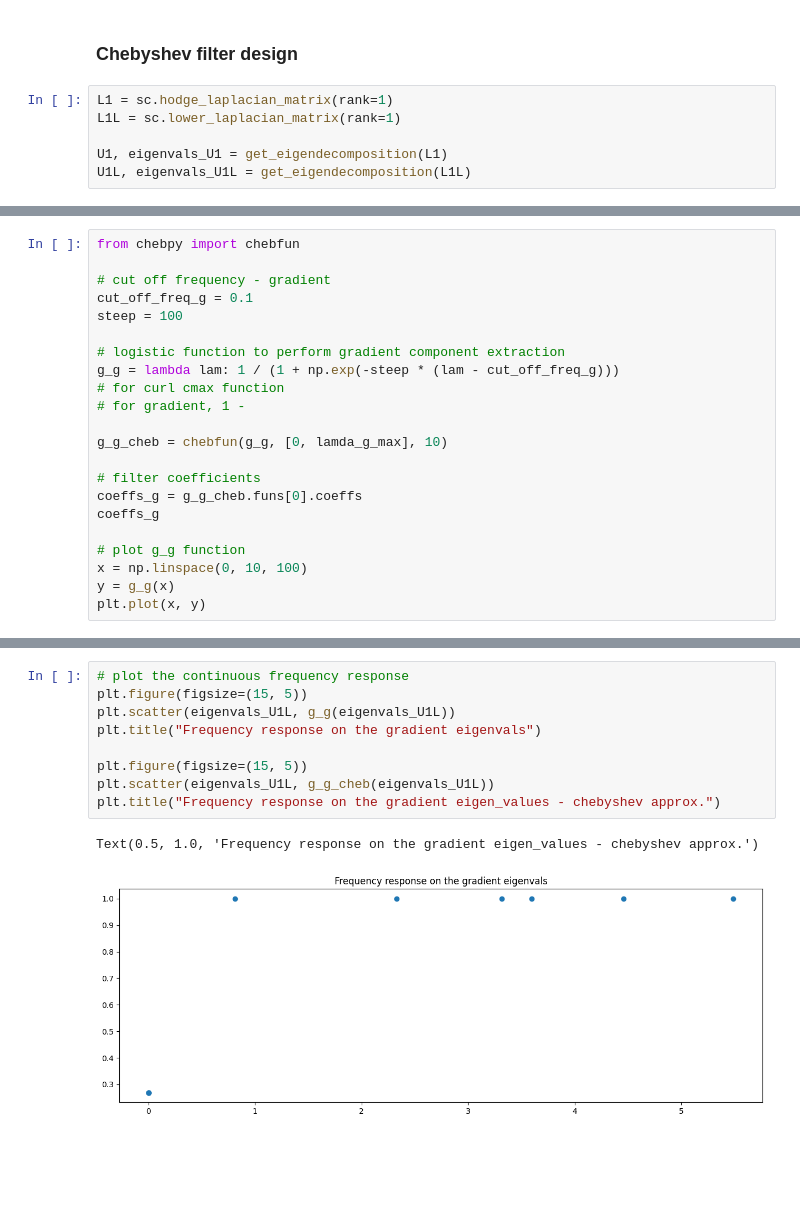
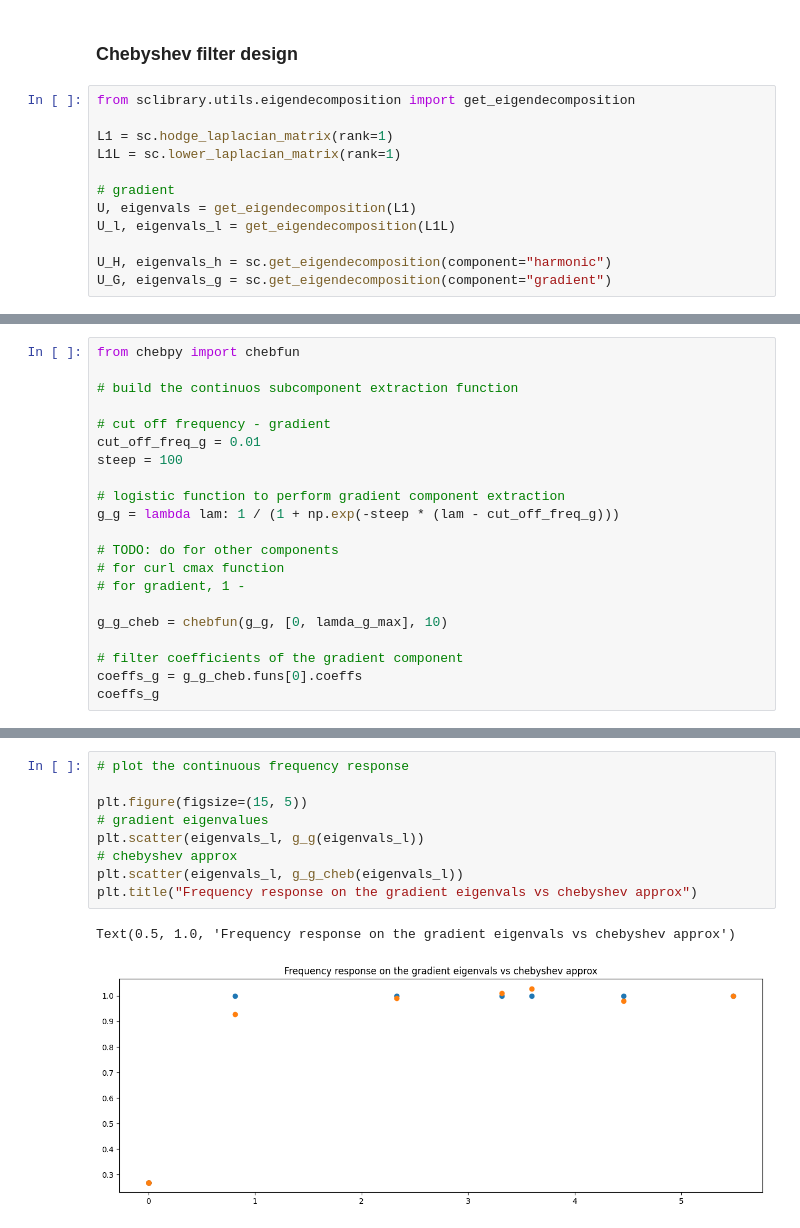
Before and after one commit to irtazahashmi/pytspl, a Jupyter notebook: demo_notebook.ipynb, the cells around one changed output, grey strips where cells are left out. Drawn from its saved outputs; the diff is of its cells as text; blank space fills up the shorter version.

```diff
--- a/demo_notebook.ipynb
+++ b/demo_notebook.ipynb
@@ -38,9 +33,15 @@ scplot = SCPlot(sc, coordinates)
 # %% [markdown]
 ### Chebyshev filter design
 # %%
+from sclibrary.utils.eigendecomposition import get_eigendecomposition
+
 L1 = sc.hodge_laplacian_matrix(rank=1)
 L1L = sc.lower_laplacian_matrix(rank=1)
 
-U1, eigenvals_U1 = get_eigendecomposition(L1)
-U1L, eigenvals_U1L = get_eigendecomposition(L1L)
+# gradient
+U, eigenvals = get_eigendecomposition(L1)
+U_l, eigenvals_l = get_eigendecomposition(L1L)
+
+U_H, eigenvals_h = sc.get_eigendecomposition(component="harmonic")
+U_G, eigenvals_g = sc.get_eigendecomposition(component="gradient")
 # %%
@@ -113,23 +83,22 @@ lamda_g_max 5.4879826825028015
 # %%
 from chebpy import chebfun
 
+# build the continuos subcomponent extraction function
+
 # cut off frequency - gradient
-cut_off_freq_g = 0.1
+cut_off_freq_g = 0.01
 steep = 100
 
 # logistic function to perform gradient component extraction
 g_g = lambda lam: 1 / (1 + np.exp(-steep * (lam - cut_off_freq_g)))
+
+# TODO: do for other components
 # for curl cmax function
 # for gradient, 1 -
 
 g_g_cheb = chebfun(g_g, [0, lamda_g_max], 10)
 
-# filter coefficients
+# filter coefficients of the gradient component
 coeffs_g = g_g_cheb.funs[0].coeffs
 coeffs_g
-
-# plot g_g function
-x = np.linspace(0, 10, 100)
-y = g_g(x)
-plt.plot(x, y)
 # %% [output]
@@ -138,12 +107,12 @@ plt.plot(x, y)
 # %%
 # plot the continuous frequency response
-plt.figure(figsize=(15, 5))
-plt.scatter(eigenvals_U1L, g_g(eigenvals_U1L))
-plt.title("Frequency response on the gradient eigenvals")
 
 plt.figure(figsize=(15, 5))
-plt.scatter(eigenvals_U1L, g_g_cheb(eigenvals_U1L))
-plt.title("Frequency response on the gradient eigen_values - chebyshev approx.")
+# gradient eigenvalues
+plt.scatter(eigenvals_l, g_g(eigenvals_l))
+# chebyshev approx
+plt.scatter(eigenvals_l, g_g_cheb(eigenvals_l))
+plt.title("Frequency response on the gradient eigenvals vs chebyshev approx")
 # %% [output]
-Text(0.5, 1.0, 'Frequency response on the gradient eigen_values - chebyshev approx.')
+Text(0.5, 1.0, 'Frequency response on the gradient eigenvals vs chebyshev approx')
-[figure, old version]
+[figure, new version]
```
Also changed, not shown: parts of 21 cells of this notebook, 6 other files.
